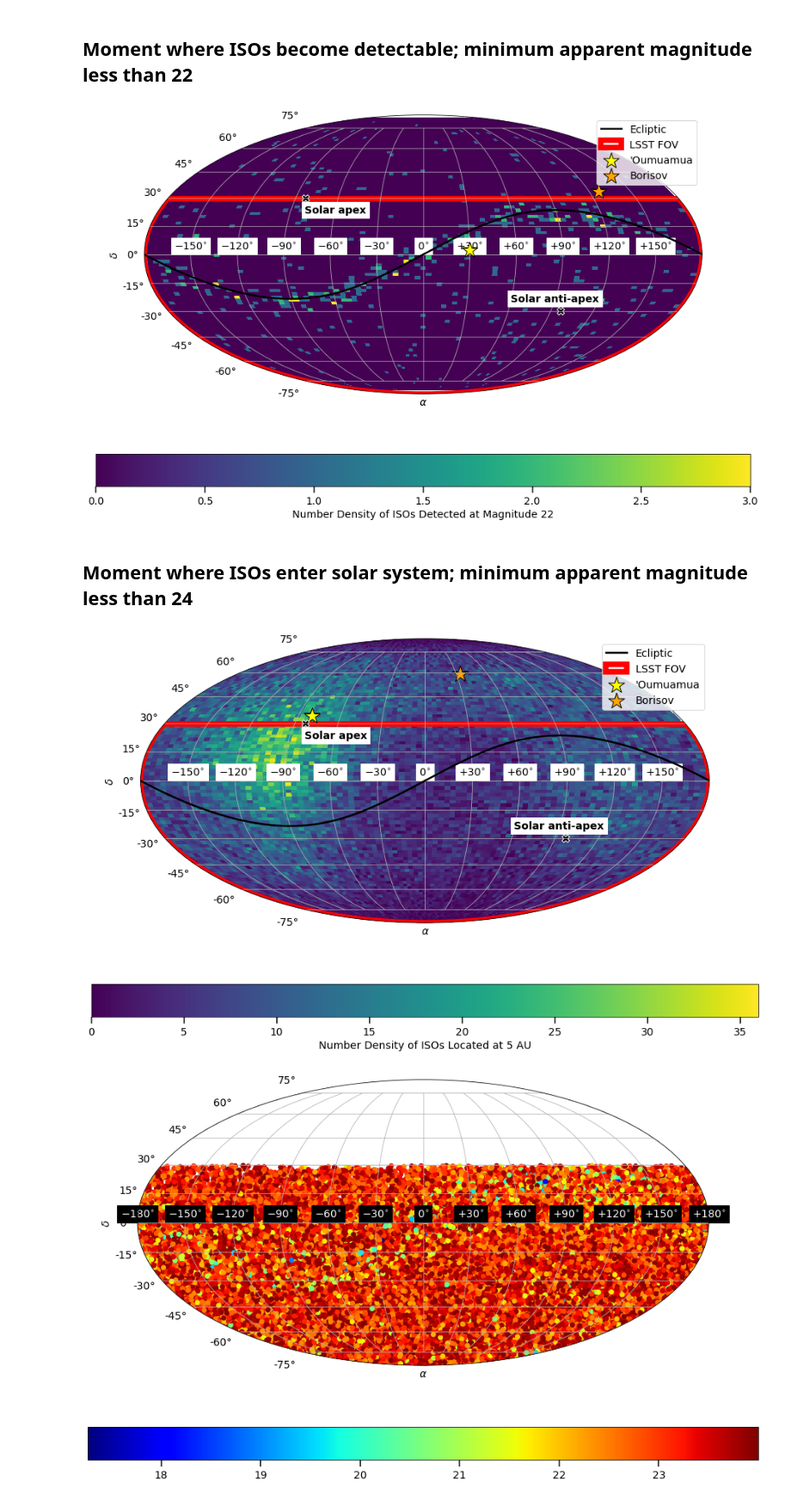
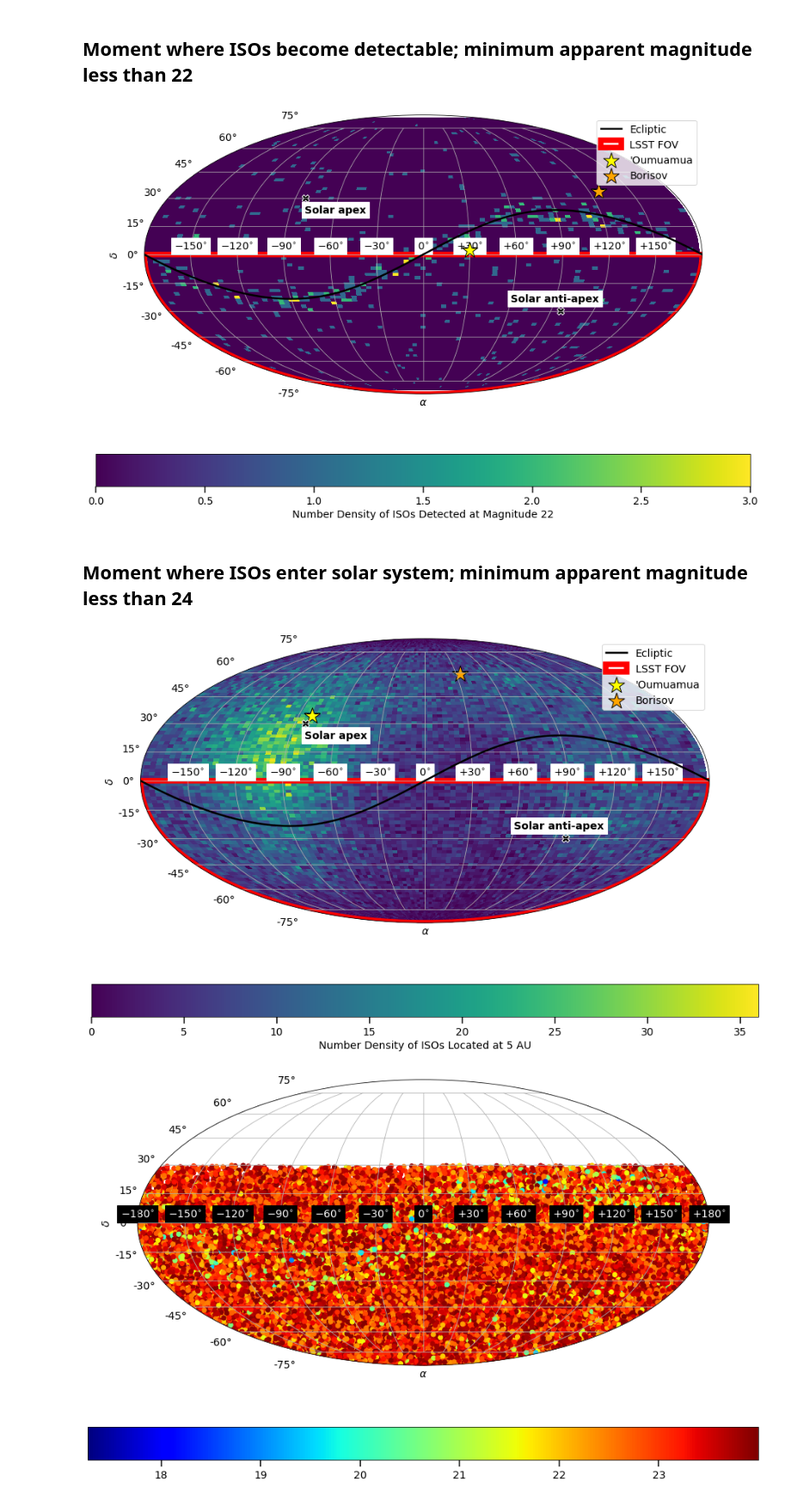
Before and after one commit to djhoover717/ISOAnalysis, a Jupyter notebook: iso_analysis_v4.ipynb, the cells around one changed output. Shown at 86% size. Saved outputs shown, nothing was run; the diff lists cells and outputs as text; code cells hidden in the pictures.

```diff
--- a/iso_analysis_v4.ipynb
+++ b/iso_analysis_v4.ipynb
@@ -641,7 +641,7 @@ plt.colorbar(im, orientation='horizontal', label='Number Density of ISOs Detecte
 ax = plt.gca()
 ax.add_patch(Rectangle((np.min(lsst_pos[:, 0]), np.min(lsst_pos[:, 1])), \
     np.max(lsst_pos[:, 0])-np.min(lsst_pos[:, 0]), \
-    np.max(lsst_pos[:, 1])-np.min(lsst_pos[:, 1]), \
+    -np.min(lsst_pos[:, 1]), \
     fill=None, lw=7.5, edgecolor='red', label='LSST FOV', zorder=-0.5))
 
 '''
@@ -698,7 +698,7 @@ plt.legend(loc='upper right')
 plt.savefig('figures/bright_pos.pdf', bbox_inches='tight', dpi=250)
 plt.show()
 # %% [output]
-[figure, old version]
+[figure, new version]
 # %% [markdown]
 ## Moment where ISOs enter solar system; minimum apparent magnitude less than 24
 # %%
@@ -719,36 +719,36 @@ plt.colorbar(im, orientation='horizontal', label='Number Density of ISOs Located
 ax = plt.gca()
 ax.add_patch(Rectangle((np.min(lsst_pos[:, 0]), np.min(lsst_pos[:, 1])), \
     np.max(lsst_pos[:, 0])-np.min(lsst_pos[:, 0]), \
-    np.max(lsst_pos[:, 1])-np.min(lsst_pos[:, 1]), \
+    -np.min(lsst_pos[:, 1]), \
     fill=None, lw=7.5, edgecolor='red', label='LSST FOV', zorder=-0.5))
 
 ax.scatter(np.radians(277.-360.), np.radians(30.), s=100., c='black', marker='X', edgecolors='white', zorder=1)
 ax.text(np.radians(-80.), np.radians(22), 'Solar apex', color='black', weight='bold', backgroundcolor='white')
 ax.scatter(np.radians(97.), np.radians(-30.), s=100., c='black', marker='X', edgecolors='white', zorder=1)
 ax.text(np.radians(60.), np.radians(-25), 'Solar anti-apex', color='black', weight='bold', backgroundcolor='white')
 
 ecliptic_long = np.linspace(0, 2*pi, 1000)
 ecliptic_lat = np.zeros(1000)
 ecliptic_dec = np.arcsin(np.sin(ecliptic_lat)*np.cos(np.radians(23.5)) + \
                          np.cos(ecliptic_lat)*np.sin(np.radians(23.5))*np.sin(ecliptic_long))
 ecliptic_ra = np.arccos(np.cos(ecliptic_long)*np.cos(ecliptic_lat)/np.cos(ecliptic_dec))
 ax.plot(ecliptic_ra[ecliptic_dec>0], ecliptic_dec[ecliptic_dec>0], label='Ecliptic', c='black', lw=2.5)
 ax.plot(ecliptic_ra[ecliptic_dec<0]-pi, ecliptic_dec[ecliptic_dec<0], c='black', lw=2.5)
 
 plt.xlabel(r'$\alpha$')
 plt.xticks([-5*pi/6, -2*pi/3, -pi/2, -pi/3, -pi/6, 0, pi/6, pi/3, pi/2, 2*pi/3, 5*pi/6], [ \
         r'$-150^{\circ}$', r'$-120^{\circ}$', r'$-90^{\circ}$', r'$-60^{\circ}$', r'$-30^{\circ}$', r'$0^{\circ}$', \
         r'$+30^{\circ}$', r'$+60^{\circ}$', r'$+90^{\circ}$', r'$+120^{\circ}$', r'$+150^{\circ}$'], \
         backgroundcolor='white')
 
 plt.ylabel(r'$\delta$')
 plt.grid(True)
 plt.legend(loc='upper right')
 
 plt.savefig('figures/origin_pos.pdf', bbox_inches='tight', dpi=250)
 plt.show()
 # %% [output]
-[figure, old version]
+[figure, new version]
 # %%
 plt.figure(figsize=(16,10))
 ax = plt.subplot(111, projection='mollweide')
```
Also changed, not shown: parts of 2 cells of this notebook, 23 other files.
